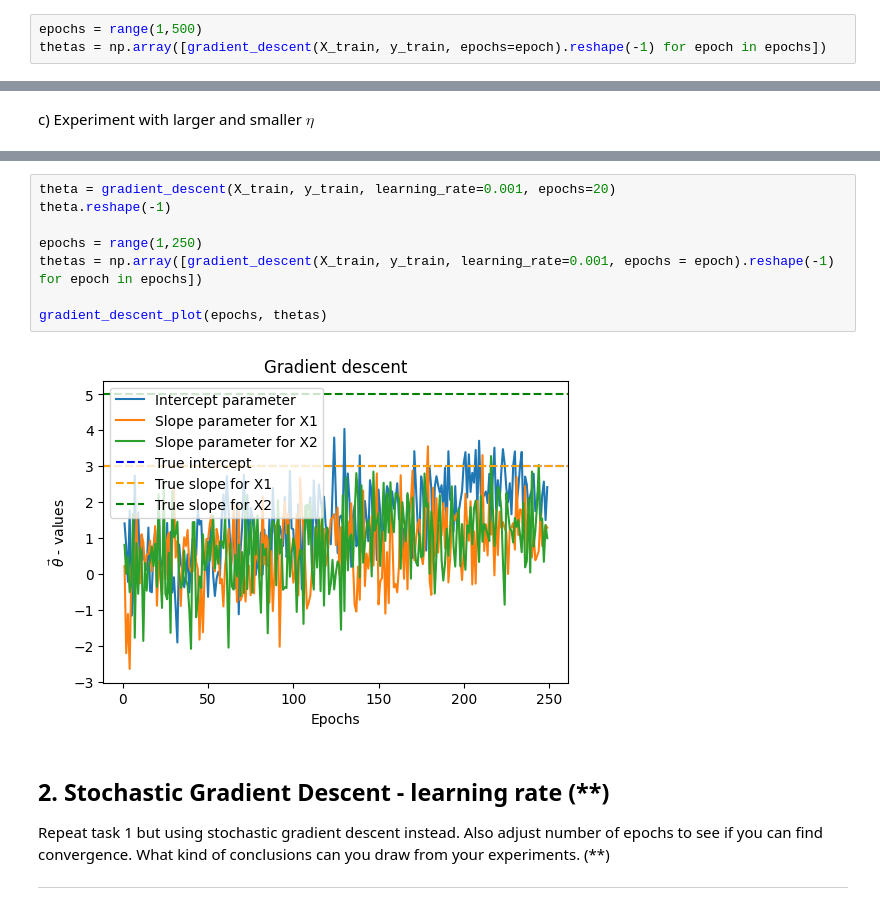
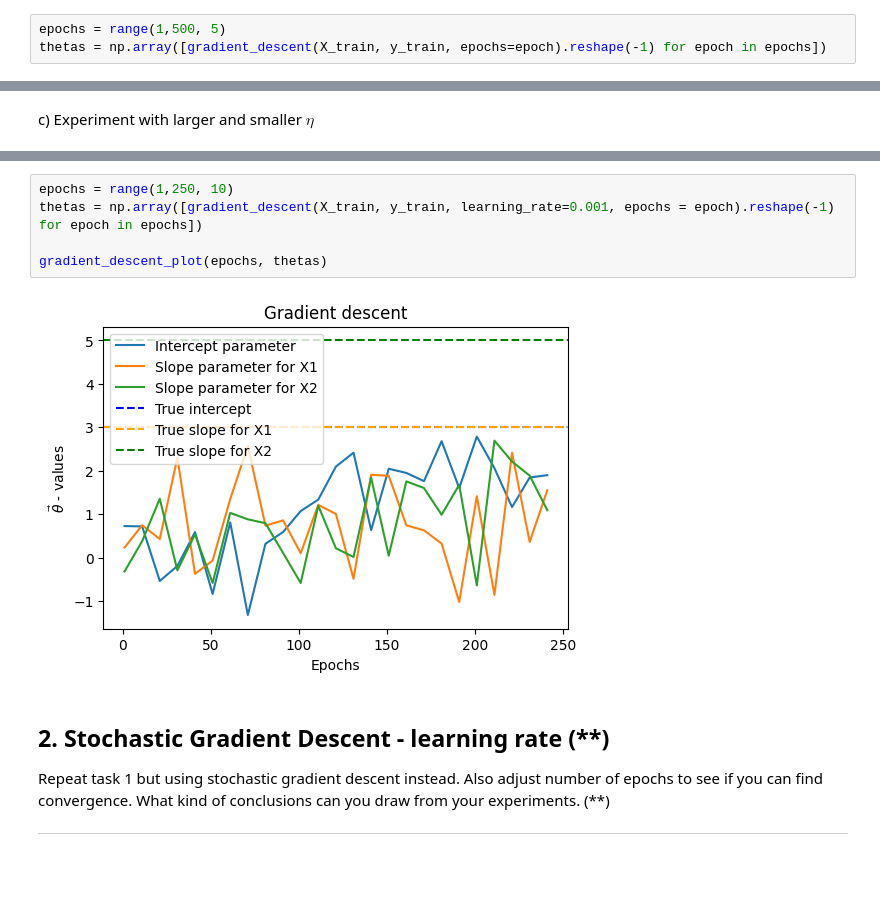
Before and after one commit to yuna-liu/Maskininlarning-Yuna-Liu, a Jupyter notebook: Exercises/E01_gradient_descent.ipynb, the cells around one changed output, grey strips where cells are left out. Cells and saved outputs as stored; diff of their text form; blank space fills up the shorter version.

```diff
--- a/Exercises/E01_gradient_descent.ipynb
+++ b/Exercises/E01_gradient_descent.ipynb
@@ -225,5 +225,5 @@ array([[4.32839231],
 # %%
-epochs = range(1,500)
+epochs = range(1,500, 5)
 thetas = np.array([gradient_descent(X_train, y_train, epochs=epoch).reshape(-1) for epoch in epochs])
 # %%
 thetas
@@ -289,13 +288,10 @@ gradient_descent_plot(epochs, thetas)
 # %%
-theta = gradient_descent(X_train, y_train, learning_rate=0.001, epochs=20)
-theta.reshape(-1)
-
-epochs = range(1,250)
+epochs = range(1,250, 10)
 thetas = np.array([gradient_descent(X_train, y_train, learning_rate=0.001, epochs = epoch).reshape(-1) for epoch in epochs])
 
 gradient_descent_plot(epochs, thetas)
 # %% [output]
-[figure, old version]
+[figure, new version]
 # %% [markdown]
 ## 2. Stochastic Gradient Descent - learning rate (**)
 
```
Also changed, not shown: parts of 9 cells of this notebook.
